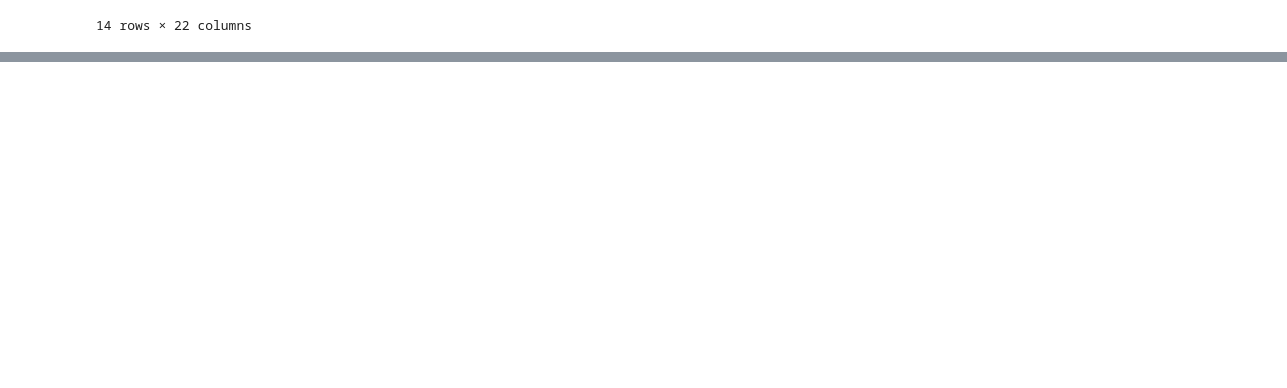
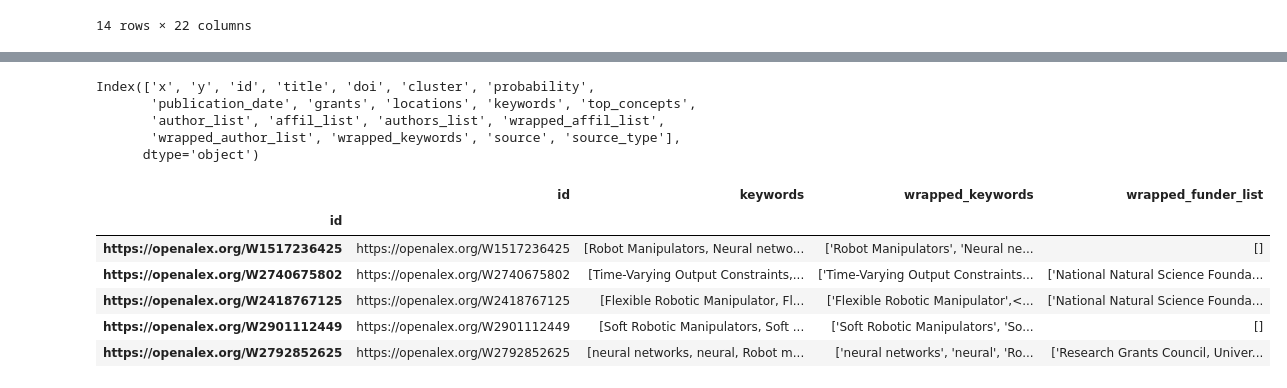
Before and after one commit to doolingdavidrs21/openalex-jamming-gpt4, a Jupyter notebook: update2d.ipynb, the cells around one changed output, grey strips where cells are left out. Cells and saved outputs as stored; diff of their text form; code cells hidden in the pictures; blank space fills up the shorter version.

```diff
--- a/update2d.ipynb
+++ b/update2d.ipynb
@@ -1024,0 +1103,11 @@ dv
+# %%
+dfinfo.columns
+# %% [output]
+Index(['x', 'y', 'id', 'title', 'doi', 'cluster', 'probability',
+       'publication_date', 'grants', 'locations', 'keywords', 'top_concepts',
+       'author_list', 'affil_list', 'authors_list', 'wrapped_affil_list',
+       'wrapped_author_list', 'wrapped_keywords', 'source', 'source_type'],
+      dtype='object')
+# %%
+dfinfo["funder_list"] = dfinfo["grants"].apply(get_funder_names)
+dfinfo["wrapped_funder_list"] = dfinfo["funder_list"].apply(str).apply(wrap_it)
@@ -1024,0 +1116,10 @@ dv
+# %%
+dfinfo[['id','keywords','wrapped_keywords','wrapped_funder_list']].head()
+# %% [output]
+|  | id | keywords | wrapped_keywords | wrapped_funder_list |
+| id |  |  |  |  |
+| https://openalex.org/W1517236425 | https://openalex.org/W1517236425 | [Robot Manipulators, Neural netwo... | ['Robot Manipulators', 'Neural ne... | [] |
+| https://openalex.org/W2740675802 | https://openalex.org/W2740675802 | [Time-Varying Output Constraints,... | ['Time-Varying Output Constraints... | ['National Natural Science Founda... |
+| https://openalex.org/W2418767125 | https://openalex.org/W2418767125 | [Flexible Robotic Manipulator, Fl... | ['Flexible Robotic Manipulator',<... | ['National Natural Science Founda... |
+| https://openalex.org/W2901112449 | https://openalex.org/W2901112449 | [Soft Robotic Manipulators, Soft ... | ['Soft Robotic Manipulators', 'So... | [] |
+| https://openalex.org/W2792852625 | https://openalex.org/W2792852625 | [neural networks, neural, Robot m... | ['neural networks', 'neural', 'Ro... | ['Research Grants Council, Univer... |
```
Also changed, not shown: parts of 40 cells of this notebook.
